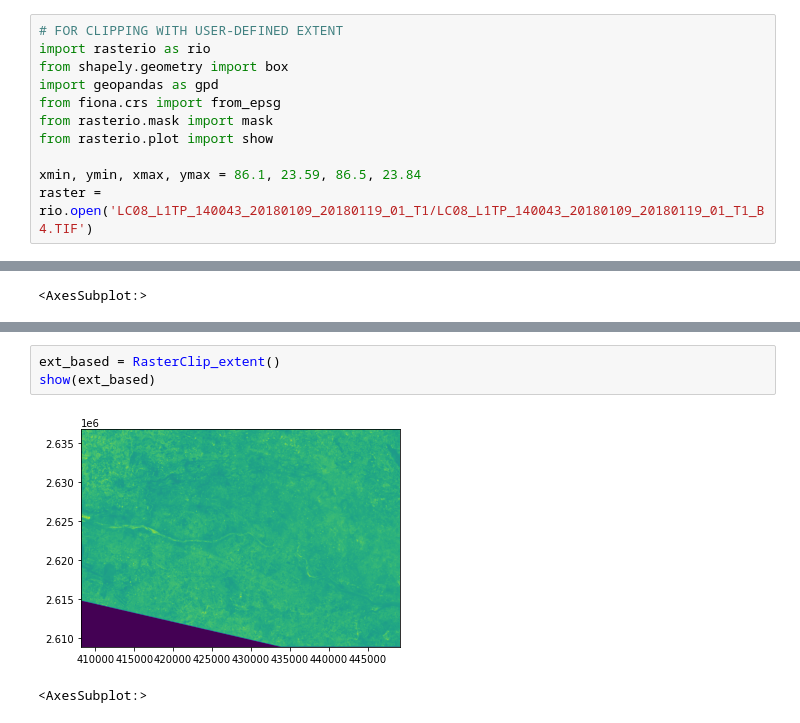
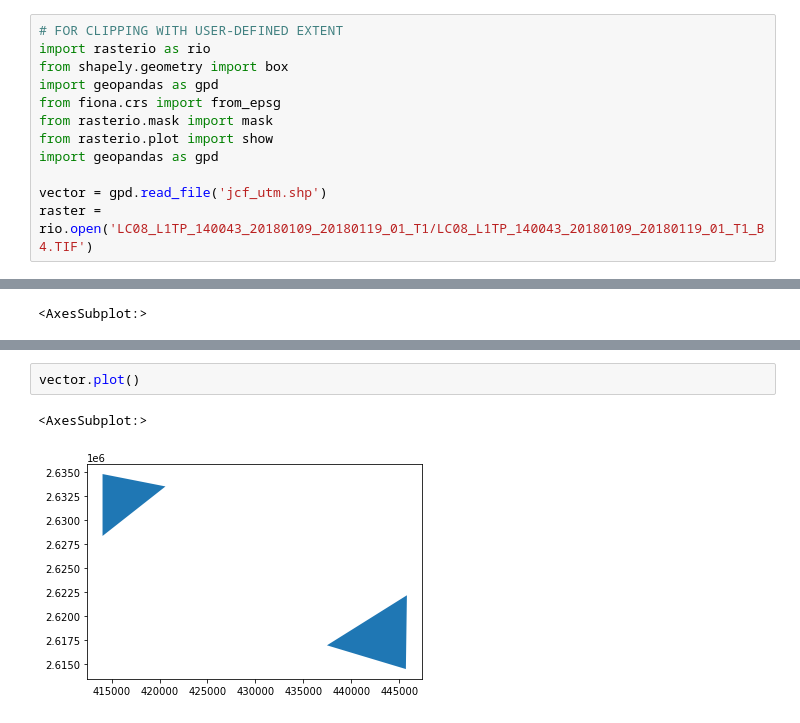
Before and after one commit to riyasmjgeo/Python_Showcase, a Jupyter notebook: Geospatial_functions/raster_clip.ipynb, the cells around one changed output, grey strips where cells are left out. Saved outputs shown, nothing was run; the diff lists cells and outputs as text.

Commit message:
Added vector XY limited RasCrop

```diff
--- a/Geospatial_functions/raster_clip.ipynb
+++ b/Geospatial_functions/raster_clip.ipynb
@@ -50,8 +110,9 @@ import geopandas as gpd
 from fiona.crs import from_epsg
 from rasterio.mask import mask
 from rasterio.plot import show
+import geopandas as gpd
 
-xmin, ymin, xmax, ymax = 86.1, 23.59, 86.5, 23.84
+vector = gpd.read_file('jcf_utm.shp')
 raster = rio.open('LC08_L1TP_140043_20180109_20180119_01_T1/LC08_L1TP_140043_20180109_20180119_01_T1_B4.TIF')
 # %%
 show(raster)
@@ -92,6 +122,5 @@ def RasterClip_extent (ras = raster, xmin=xmin, ymin=ymin, xmax=xmax, ymax=ymax,
-# %%
-ext_based = RasterClip_extent()
-show(ext_based)
-# %% [output]
-[figure, removed]
-<AxesSubplot:>
+# %%
+vector.plot()
+# %% [output]
+<AxesSubplot:>
+[figure, added]
```
Also changed, not shown: parts of 14 cells of this notebook.
